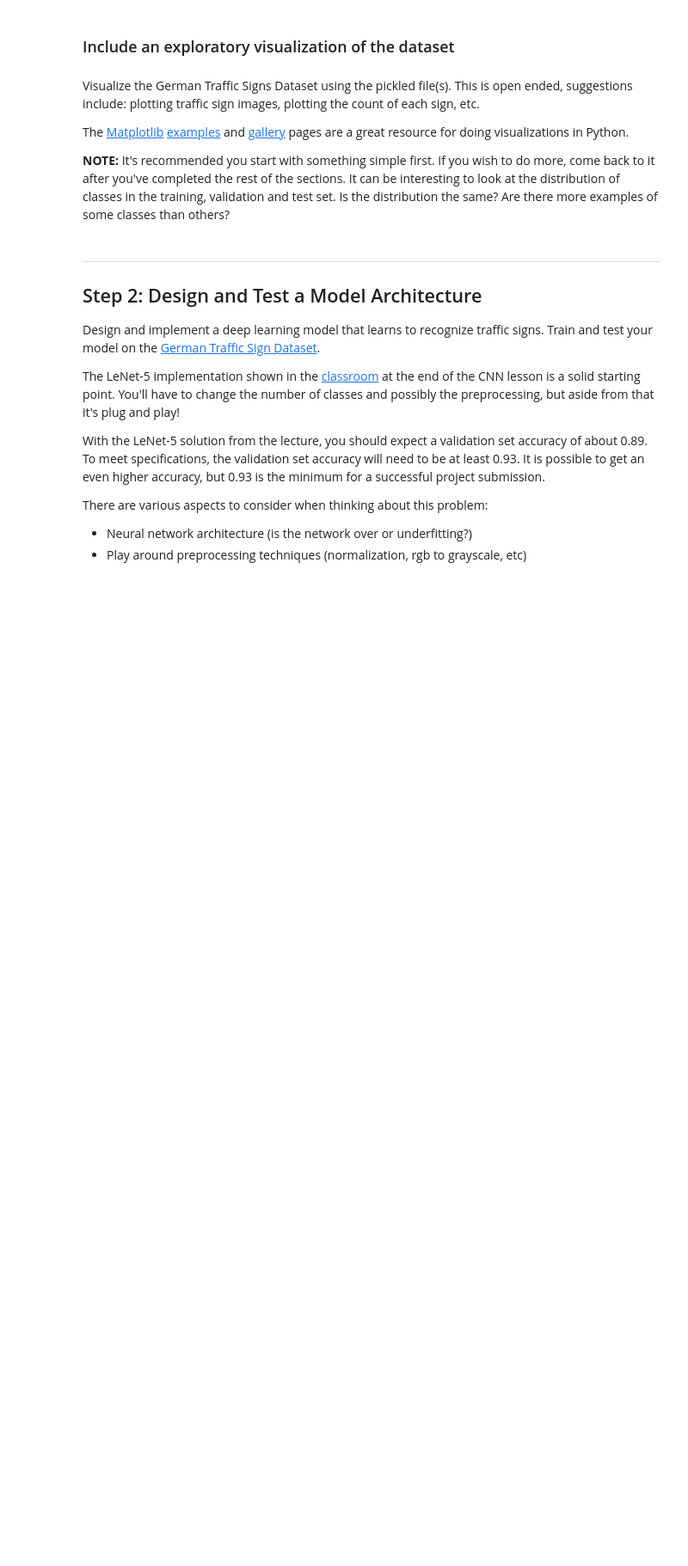
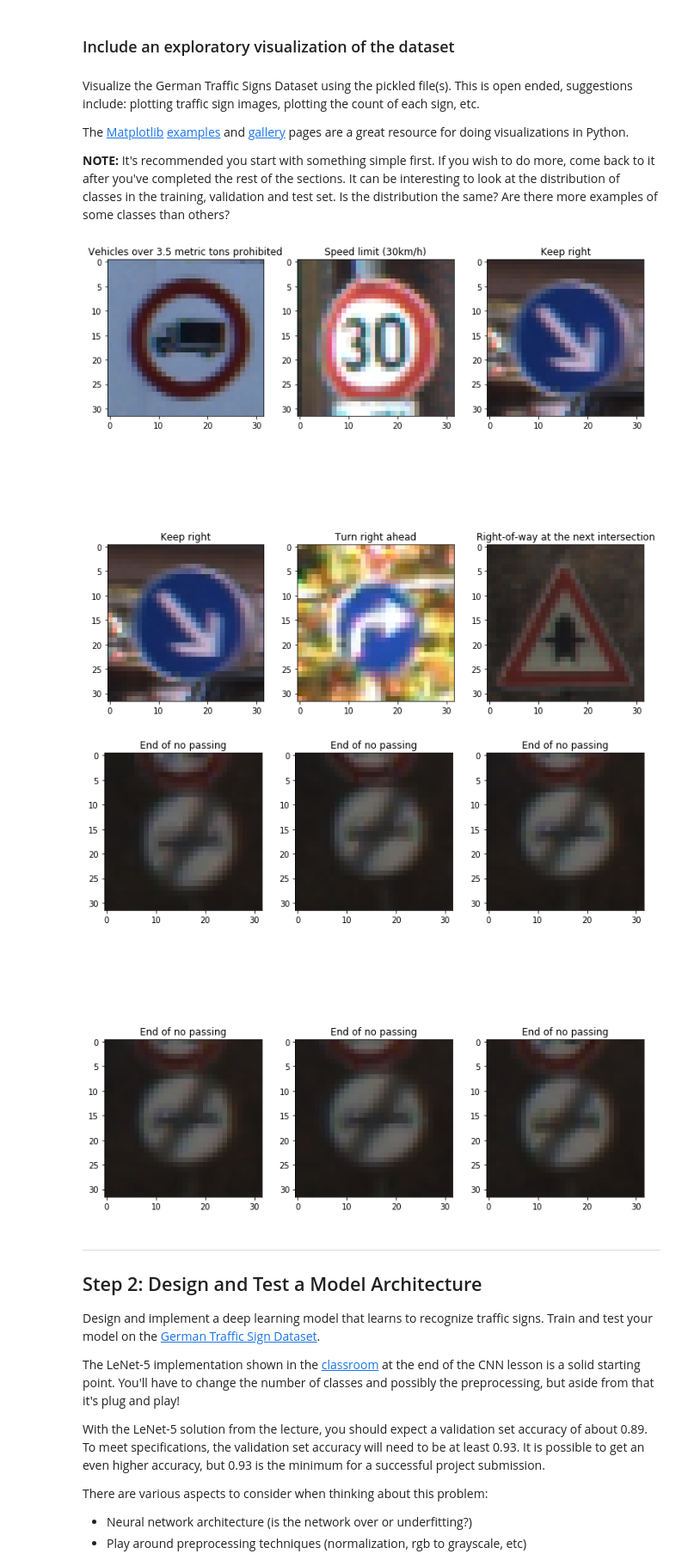
Before and after one commit to vmjfk/CarND-Traffic-Sign-Classifier-Project, a Jupyter notebook: Traffic_Sign_Classifier.ipynb, the cells around one changed output. Shown: that part at 86% size. Saved outputs shown, nothing was run; the diff lists cells and outputs as text; code cells hidden in the pictures; blank space fills up the shorter version.

```diff
--- a/Traffic_Sign_Classifier.ipynb
+++ b/Traffic_Sign_Classifier.ipynb
@@ -22,8 +22,7 @@ The [rubric](https://review.udacity.com/#!/rubrics/481/view) contains "Stand Out
 # %%
 # Load pickled data
 import pickle
-import sys
-print(sys.version)
+
 
 # TODO: Fill this in based on where you saved the training and testing data
 
@@ -38,6 +37,6 @@ with open(validation_file, mode='rb') as f:
 with open(testing_file, mode='rb') as f:
     test = pickle.load(f)
 
-X_train, y_train = train['features'], train['labels']
-X_valid, y_valid = valid['features'], valid['labels']
-X_test, y_test = test['features'], test['labels']
+X_train_pre, y_train = train['features'], train['labels']
+X_valid_pre, y_valid =  valid['features'], valid['labels']
+X_test_pre, y_test = test['features'], test['labels']
@@ -105,3 +96,45 @@ import matplotlib.pyplot as plt
+# %%
+
+### Data exploration visualization code goes here.
+### Feel free to use as many code cells as needed.
+import matplotlib.pyplot as plt
+import csv
+import math
+# Visualizations will be shown in the notebook.
+%matplotlib inline
+
+signnames = {}
+with open('signnames.csv') as csvfile:
+    reader = csv.DictReader(csvfile)
+    for row in reader:
+        signnames[row['ClassId']] = row['SignName']
+
+def printimages(images, keys):
+    n_cols = 3
+    number_of_images = images.shape[0]
+    n_rows =  math.ceil(number_of_images/n_cols)
+
+
+
+    f, ax = plt.subplots(n_rows,n_cols,figsize=(10,10))
+
+    f.tight_layout()
+    for i in range(n_rows):
+        for j in range(n_cols):
+            if(i*n_rows+j < number_of_images):
+                ax[i][j].set_title(str(signnames[str(keys[i*n_rows+j])]))
+                if(len(images[i*n_rows+j].shape) < 3):
+                    ax[i][j].imshow(images[i*n_rows+j],cmap='gray')
+                else:
+                    ax[i][j].imshow(images[i*n_rows+j])
+
+
+
+printimages(X_valid_pre[0:6], y_valid[0:6])
+printimages(X_train_pre[0:6], y_train[0:6])
+# %% [output]
+[figure, added]
+[figure, added]
 # %% [markdown]
 ----
 
```
Also changed, not shown: parts of 9 cells of this notebook.
